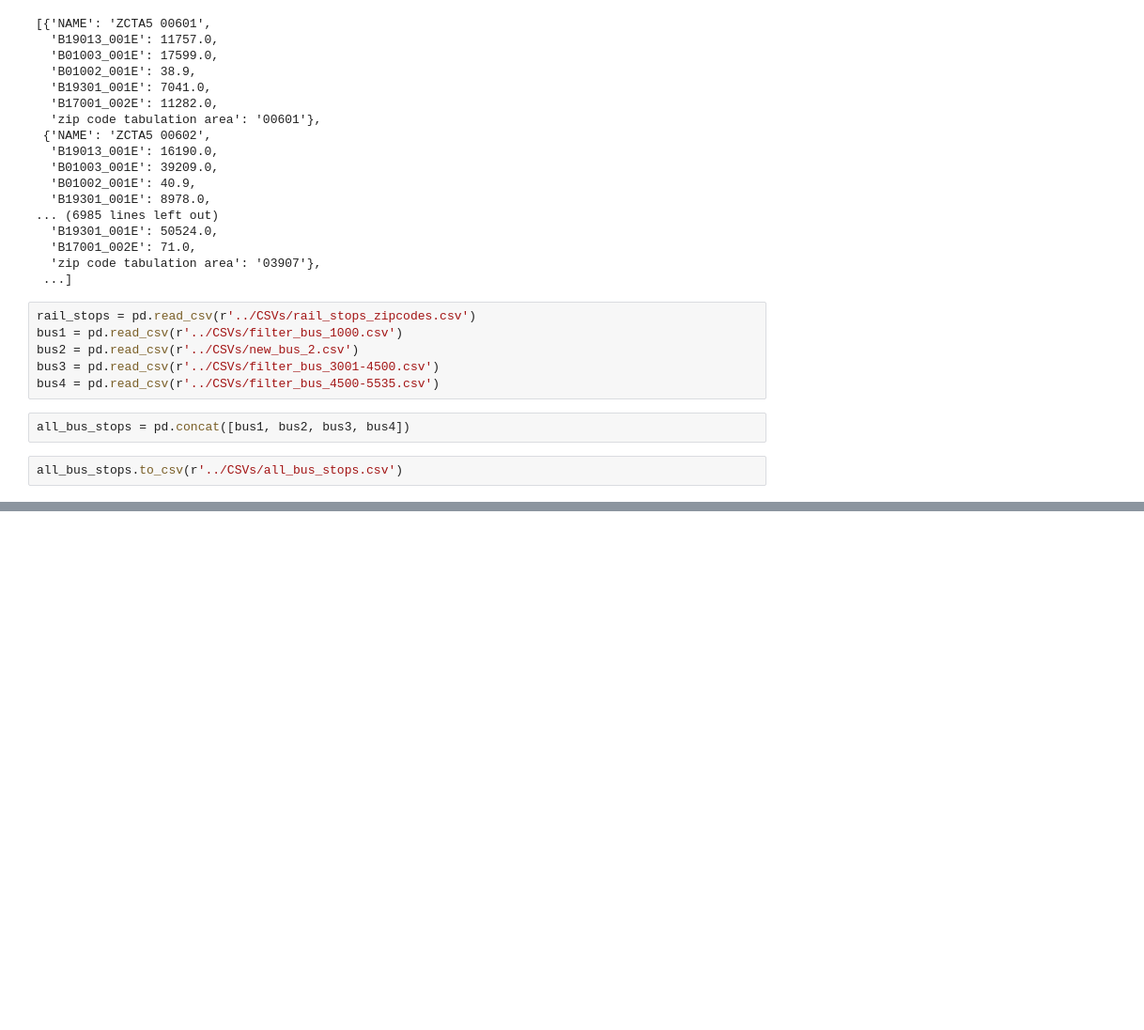
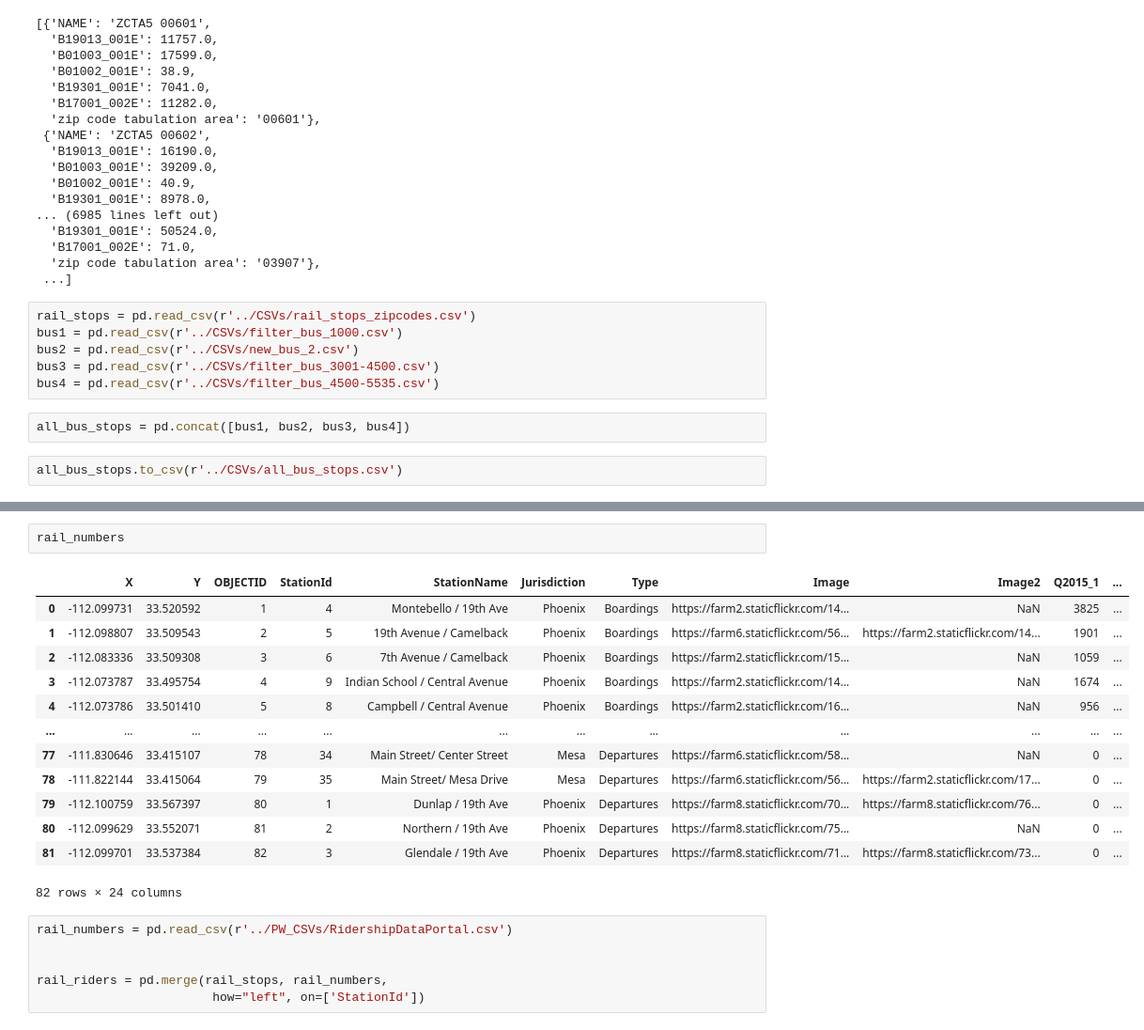
Before and after one commit to phil-wew/group_project1, a Jupyter notebook: PW/PW_ValleyMetro_all_Ridership.ipynb, the cells around one changed output, grey strips where cells are left out. Shown: that part at 94% size. Cells and saved outputs as stored; diff of their text form; blank space fills up the shorter version.

```diff
--- a/PW/PW_ValleyMetro_all_Ridership.ipynb
+++ b/PW/PW_ValleyMetro_all_Ridership.ipynb
@@ -78,0 +174,22 @@ all_bus_stops
+# %%
+rail_numbers
+# %% [output]
+|  | X | Y | OBJECTID | StationId | StationName | Jurisdiction | Type | Image | Image2 | Q2015_1 | ... |
+| 0 | -112.099731 | 33.520592 | 1 | 4 | Montebello / 19th Ave | Phoenix | Boardings | https://farm2.staticflickr.com/14... | NaN | 3825 | ... |
+| 1 | -112.098807 | 33.509543 | 2 | 5 | 19th Avenue / Camelback | Phoenix | Boardings | https://farm6.staticflickr.com/56... | https://farm2.staticflickr.com/14... | 1901 | ... |
+| 2 | -112.083336 | 33.509308 | 3 | 6 | 7th Avenue / Camelback | Phoenix | Boardings | https://farm2.staticflickr.com/15... | NaN | 1059 | ... |
+| 3 | -112.073787 | 33.495754 | 4 | 9 | Indian School / Central Avenue | Phoenix | Boardings | https://farm2.staticflickr.com/14... | NaN | 1674 | ... |
+| 4 | -112.073786 | 33.501410 | 5 | 8 | Campbell / Central Avenue | Phoenix | Boardings | https://farm2.staticflickr.com/16... | NaN | 956 | ... |
+| ... | ... | ... | ... | ... | ... | ... | ... | ... | ... | ... | ... |
+| 77 | -111.830646 | 33.415107 | 78 | 34 | Main Street/ Center Street | Mesa | Departures | https://farm6.staticflickr.com/58... | NaN | 0 | ... |
+| 78 | -111.822144 | 33.415064 | 79 | 35 | Main Street/ Mesa Drive | Mesa | Departures | https://farm6.staticflickr.com/56... | https://farm2.staticflickr.com/17... | 0 | ... |
+| 79 | -112.100759 | 33.567397 | 80 | 1 | Dunlap / 19th Ave | Phoenix | Departures | https://farm8.staticflickr.com/70... | https://farm8.staticflickr.com/76... | 0 | ... |
+| 80 | -112.099629 | 33.552071 | 81 | 2 | Northern / 19th Ave | Phoenix | Departures | https://farm8.staticflickr.com/75... | NaN | 0 | ... |
+| 81 | -112.099701 | 33.537384 | 82 | 3 | Glendale / 19th Ave | Phoenix | Departures | https://farm8.staticflickr.com/71... | https://farm8.staticflickr.com/73... | 0 | ... |
+82 rows × 24 columns
+# %%
+rail_numbers = pd.read_csv(r'../PW_CSVs/RidershipDataPortal.csv')
+
+
+rail_riders = pd.merge(rail_stops, rail_numbers,
+                        how="left", on=['StationId'])
```
Also changed, not shown: parts of 18 cells of this notebook, 2 other files.
